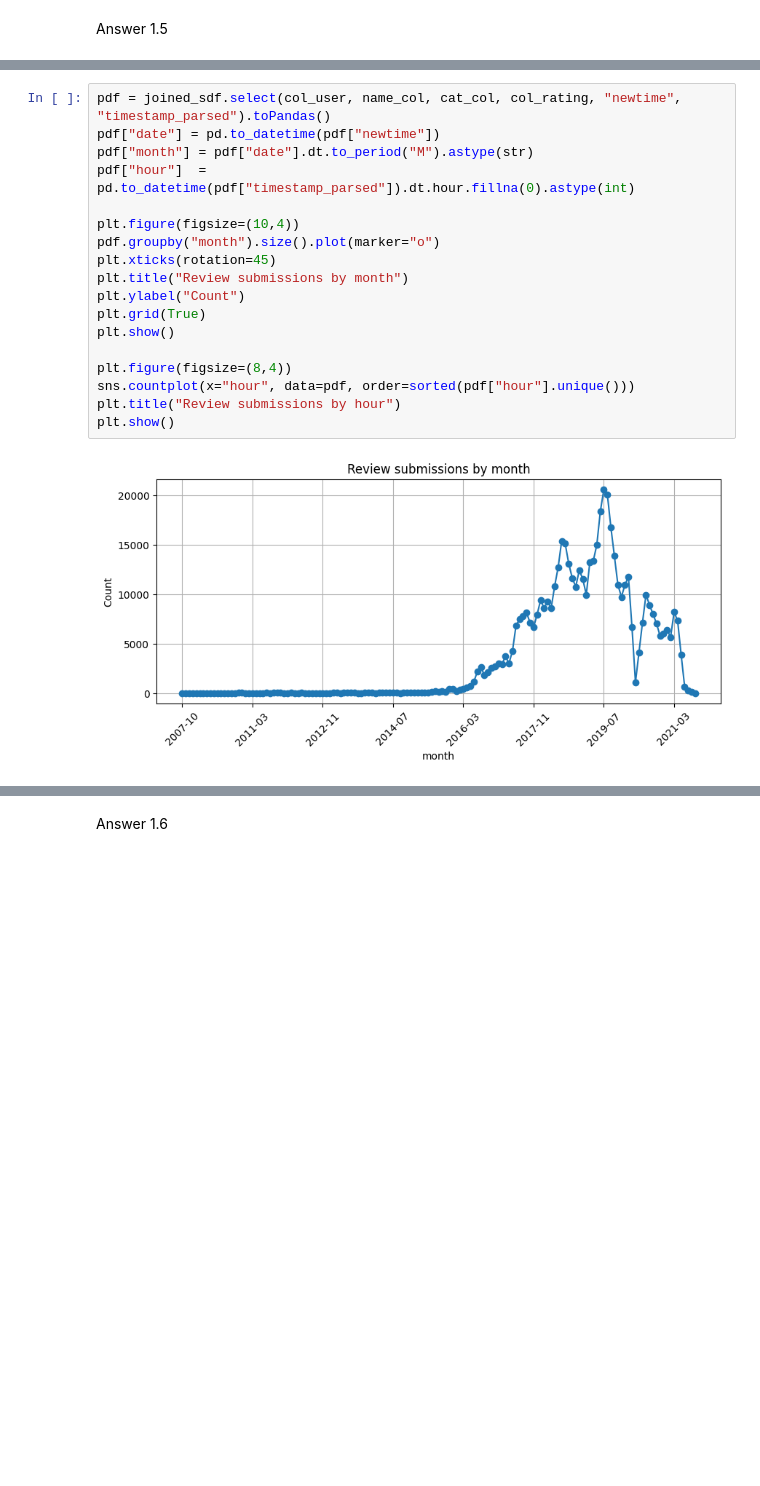
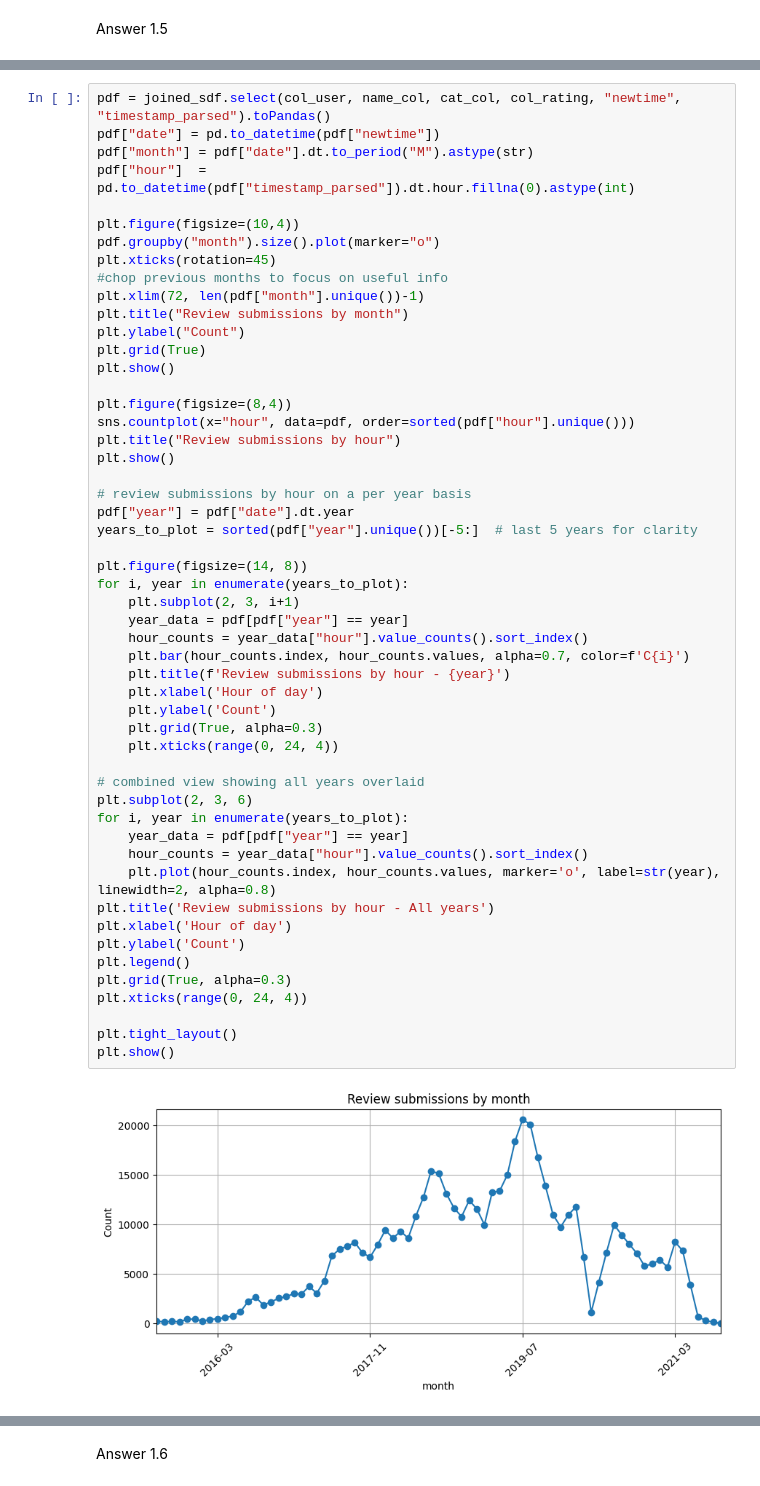
Before and after one commit to Lolretrorat/SIT742-Modern-Data-Science, a Jupyter notebook: Assignment 2/SIT742Assignment2.ipynb, the cells around one changed output, grey strips where cells are left out. Drawn from its saved outputs; the diff is of its cells as text; blank space fills up the shorter version.

```diff
--- a/Assignment 2/SIT742Assignment2.ipynb
+++ b/Assignment 2/SIT742Assignment2.ipynb
@@ -315,21 +505,55 @@ Reviewer diversity analysis via distinct user counting at business and category
 # %%
 pdf = joined_sdf.select(col_user, name_col, cat_col, col_rating, "newtime", "timestamp_parsed").toPandas()
 pdf["date"] = pd.to_datetime(pdf["newtime"])
 pdf["month"] = pdf["date"].dt.to_period("M").astype(str)
 pdf["hour"]  = pd.to_datetime(pdf["timestamp_parsed"]).dt.hour.fillna(0).astype(int)
 
 plt.figure(figsize=(10,4))
 pdf.groupby("month").size().plot(marker="o")
 plt.xticks(rotation=45)
+#chop previous months to focus on useful info
+plt.xlim(72, len(pdf["month"].unique())-1)
 plt.title("Review submissions by month")
 plt.ylabel("Count")
 plt.grid(True)
 plt.show()
 
 plt.figure(figsize=(8,4))
 sns.countplot(x="hour", data=pdf, order=sorted(pdf["hour"].unique()))
 plt.title("Review submissions by hour")
 plt.show()
+
+# review submissions by hour on a per year basis
+pdf["year"] = pdf["date"].dt.year
+years_to_plot = sorted(pdf["year"].unique())[-5:]  # last 5 years for clarity
+
+plt.figure(figsize=(14, 8))
+for i, year in enumerate(years_to_plot):
+    plt.subplot(2, 3, i+1)
+    year_data = pdf[pdf["year"] == year]
+    hour_counts = year_data["hour"].value_counts().sort_index()
+    plt.bar(hour_counts.index, hour_counts.values, alpha=0.7, color=f'C{i}')
+    plt.title(f'Review submissions by hour - {year}')
+    plt.xlabel('Hour of day')
+    plt.ylabel('Count')
+    plt.grid(True, alpha=0.3)
+    plt.xticks(range(0, 24, 4))
+
+# combined view showing all years overlaid
+plt.subplot(2, 3, 6)
+for i, year in enumerate(years_to_plot):
+    year_data = pdf[pdf["year"] == year]
+    hour_counts = year_data["hour"].value_counts().sort_index()
+    plt.plot(hour_counts.index, hour_counts.values, marker='o', label=str(year), linewidth=2, alpha=0.8)
+plt.title('Review submissions by hour - All years')
+plt.xlabel('Hour of day')
+plt.ylabel('Count')
+plt.legend()
+plt.grid(True, alpha=0.3)
+plt.xticks(range(0, 24, 4))
+
+plt.tight_layout()
+plt.show()
 # %% [output]
-[figure, old version]
+[figure, new version]
 [figure]
```
Also changed, not shown: parts of 29 cells of this notebook.
